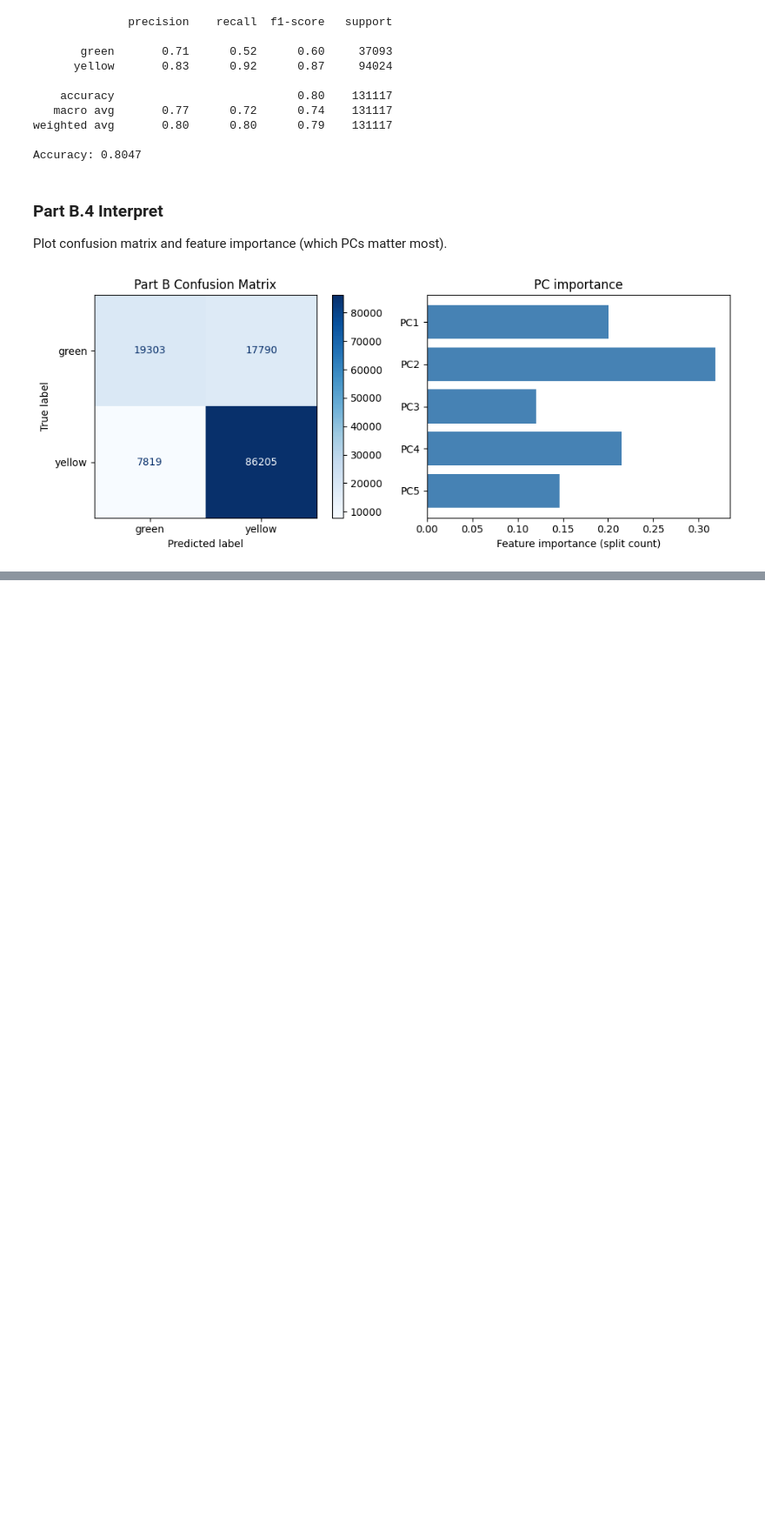
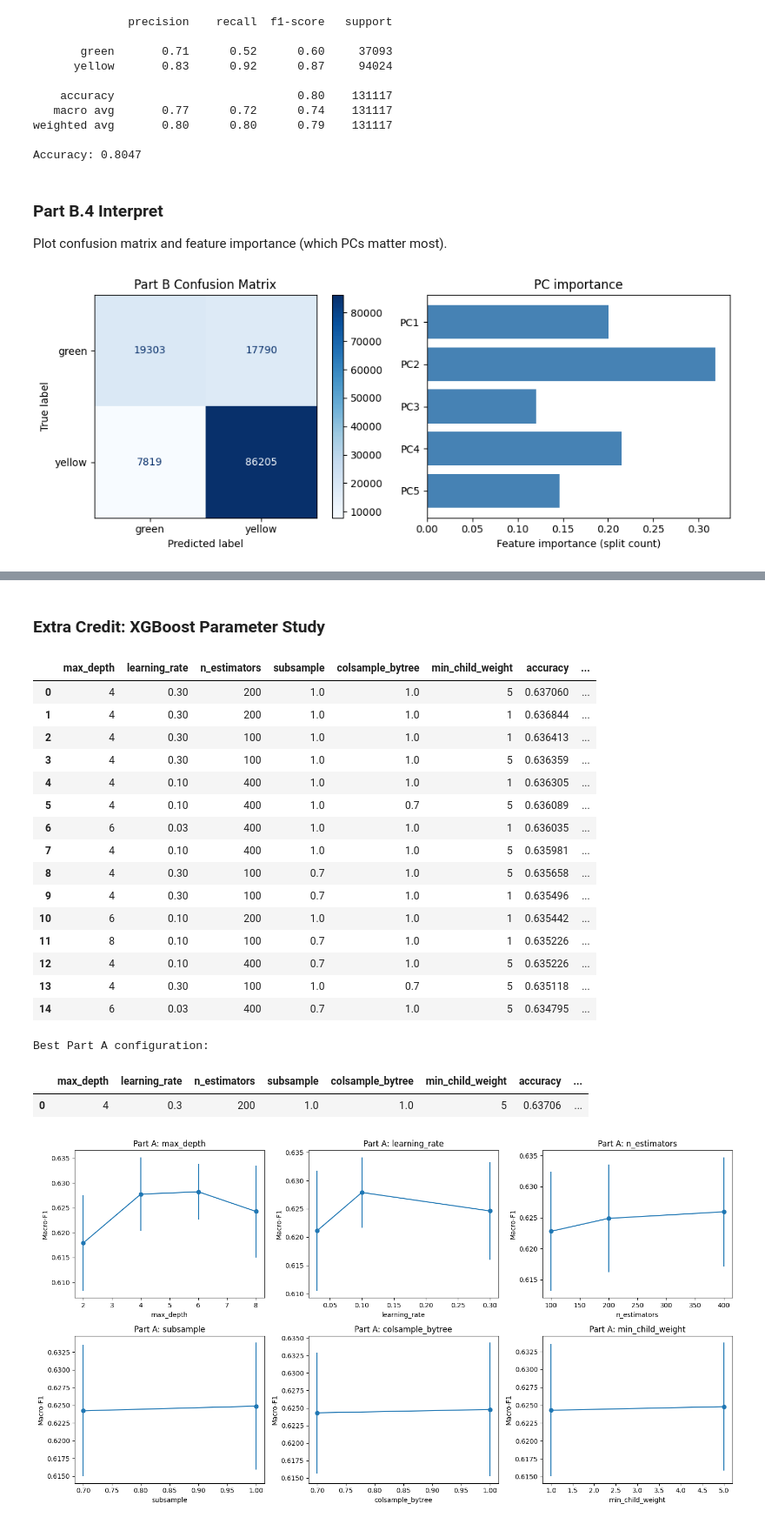
Before and after one commit to TangyKiwi/DSC-291-AWS, a Jupyter notebook: boost/boost.ipynb, the cells around one changed output, grey strips where cells are left out. Shown at 87% size. Drawn from its saved outputs; the diff is of its cells as text; code cells hidden in the pictures; blank space fills up the shorter version.

```diff
--- a/boost/boost.ipynb
+++ b/boost/boost.ipynb
@@ -374,0 +635,2 @@ plt.show()
+# %% [markdown]
+### Extra Credit: XGBoost Parameter Study
@@ -374,0 +714,38 @@ plt.show()
+# %%
+param_results_a = parameter_sensitivity_study(
+    X_train=X_train,
+    y_train=y_train,
+    X_val=X_val,
+    y_val=y_val,
+    class_names=class_names,
+    param_grid=PARAM_GRID,
+    seed=RANDOM_SEED,
+    train_sample_size=PARAM_GRID_SAMPLE_SIZE,
+)
+
+display(param_results_a.head(15))
+print("Best Part A configuration:")
+display(param_results_a.head(1))
+
+plot_parameter_dependence(param_results_a, "Part A")
+# %% [output]
+|  | max_depth | learning_rate | n_estimators | subsample | colsample_bytree | min_child_weight | accuracy | ... |
+| 0 | 4 | 0.30 | 200 | 1.0 | 1.0 | 5 | 0.637060 | ... |
+| 1 | 4 | 0.30 | 200 | 1.0 | 1.0 | 1 | 0.636844 | ... |
+| 2 | 4 | 0.30 | 100 | 1.0 | 1.0 | 1 | 0.636413 | ... |
+| 3 | 4 | 0.30 | 100 | 1.0 | 1.0 | 5 | 0.636359 | ... |
+| 4 | 4 | 0.10 | 400 | 1.0 | 1.0 | 1 | 0.636305 | ... |
+| 5 | 4 | 0.10 | 400 | 1.0 | 0.7 | 5 | 0.636089 | ... |
+| 6 | 6 | 0.03 | 400 | 1.0 | 1.0 | 1 | 0.636035 | ... |
+| 7 | 4 | 0.10 | 400 | 1.0 | 1.0 | 5 | 0.635981 | ... |
+| 8 | 4 | 0.30 | 100 | 0.7 | 1.0 | 5 | 0.635658 | ... |
+| 9 | 4 | 0.30 | 100 | 0.7 | 1.0 | 1 | 0.635496 | ... |
+| 10 | 6 | 0.10 | 200 | 1.0 | 1.0 | 1 | 0.635442 | ... |
+| 11 | 8 | 0.10 | 100 | 0.7 | 1.0 | 1 | 0.635226 | ... |
+| 12 | 4 | 0.10 | 400 | 0.7 | 1.0 | 5 | 0.635226 | ... |
+| 13 | 4 | 0.30 | 100 | 1.0 | 0.7 | 5 | 0.635118 | ... |
+| 14 | 6 | 0.03 | 400 | 0.7 | 1.0 | 5 | 0.634795 | ... |
+Best Part A configuration:
+|  | max_depth | learning_rate | n_estimators | subsample | colsample_bytree | min_child_weight | accuracy | ... |
+| 0 | 4 | 0.3 | 200 | 1.0 | 1.0 | 5 | 0.63706 | ... |
+[figure, added]
```
Also changed, not shown: parts of 6 cells of this notebook.
